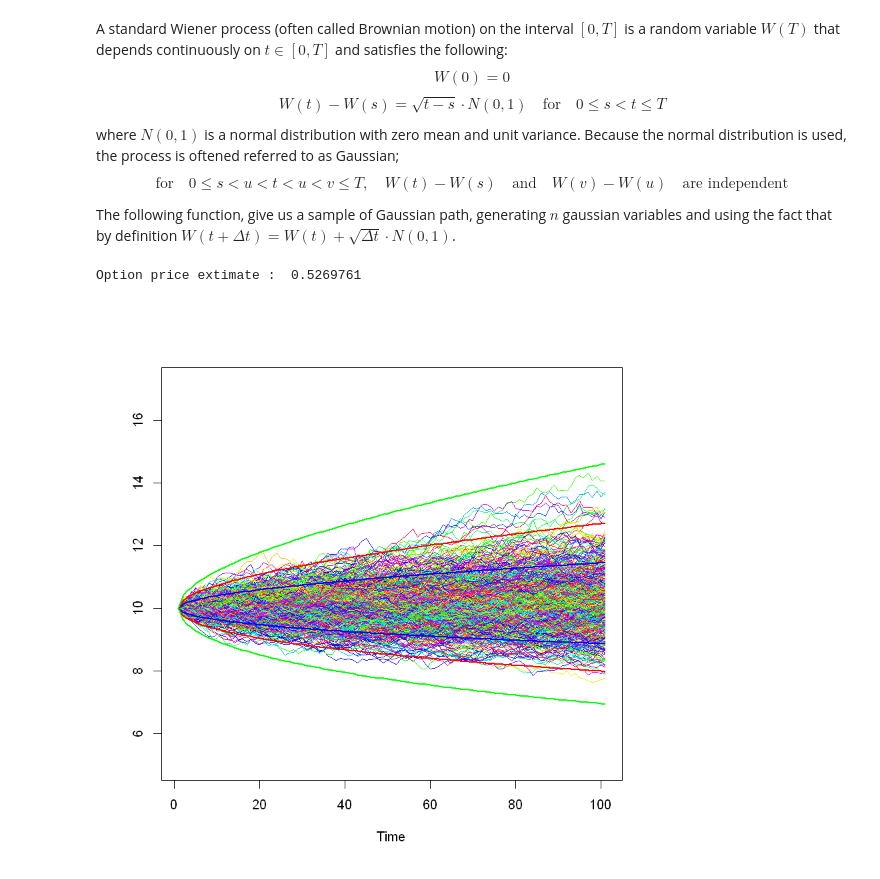
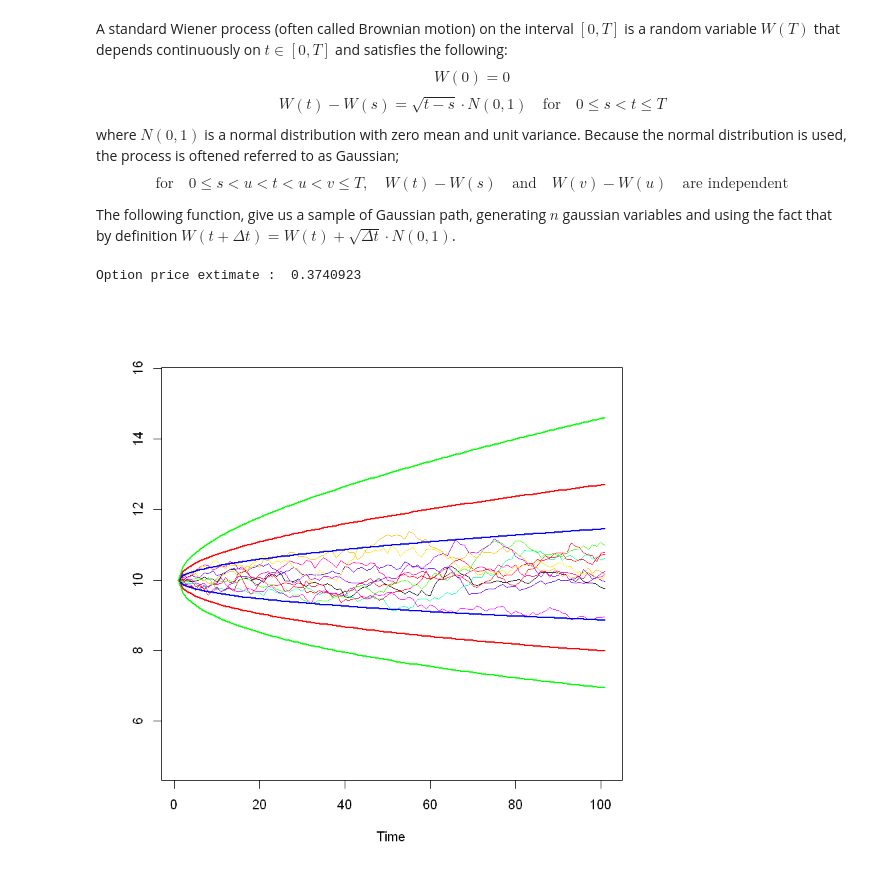
Before and after one commit to polyhedron-gdl/introduction-to-monte-carlo-for-finance, a Jupyter notebook: notebooks/n01_mcs.ipynb, the cells around one changed output. Saved outputs shown, nothing was run; the diff lists cells and outputs as text; code cells hidden in the pictures.

```diff
--- a/notebooks/n01_mcs.ipynb
+++ b/notebooks/n01_mcs.ipynb
@@ -33,7 +33,7 @@ wiener = function( n ) {
 }
 # %%
 nStep      <- 100
-nSim       <- 500
+nSim       <- 10
 
 S0     = 10
 K      = 10
@@ -65,32 +65,32 @@ for(i in 1:nSim){
   payoff = payoff + max(S[length(S)] - K,0)
   ST = c(ST, S[length(S)])
 }
 
 payoff = exp(-r*T)*(payoff / nSim)
 cat("Option price extimate : ", payoff)
 
 # Adding confidence level curve
 
 # 90-th percentile
 p <- qnorm(0.9)
 y1=S0*exp(drift+p*sigma*sqrt(t))
 y2=S0*exp(drift-p*sigma*sqrt(t))
 lines(y1, lwd=2,col='blue')
 lines(y2, lwd=2,col='blue')
 
 # 99-th percentile
 p <- qnorm(0.99)
 y1=S0*exp(drift+p*sigma*sqrt(t))
 y2=S0*exp(drift-p*sigma*sqrt(t))
 lines(y1, lwd=2,col='red')
 lines(y2, lwd=2,col='red')
 
 # 99.99-th percentile
 p <- qnorm(0.9999)
 y1=S0*exp(drift+p*sigma*sqrt(t))
 y2=S0*exp(drift-p*sigma*sqrt(t))
 lines(y1, lwd=2,col='green')
 lines(y2, lwd=2,col='green')
 # %% [output]
-Option price extimate :  0.5269761
+Option price extimate :  0.3740923
-[figure, old version]
+[figure, new version]
```
Also changed, not shown: parts of 1 cell of this notebook, 2 other files.
